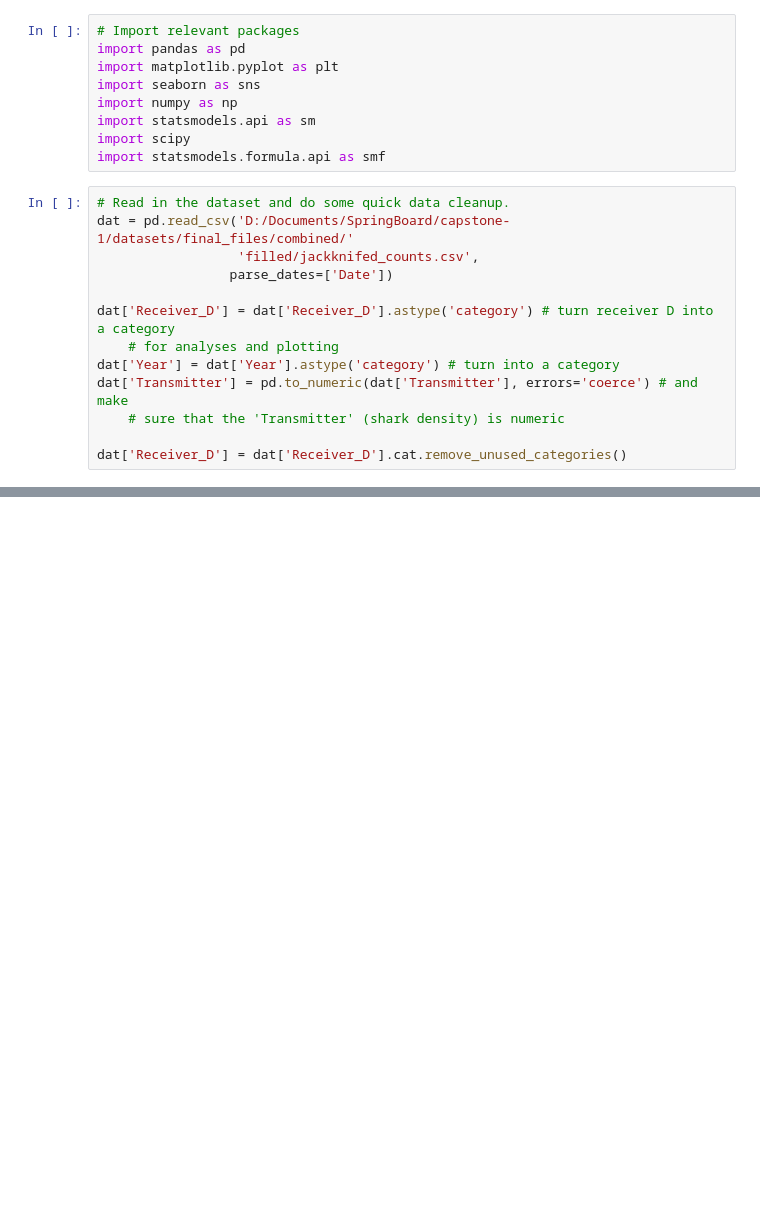
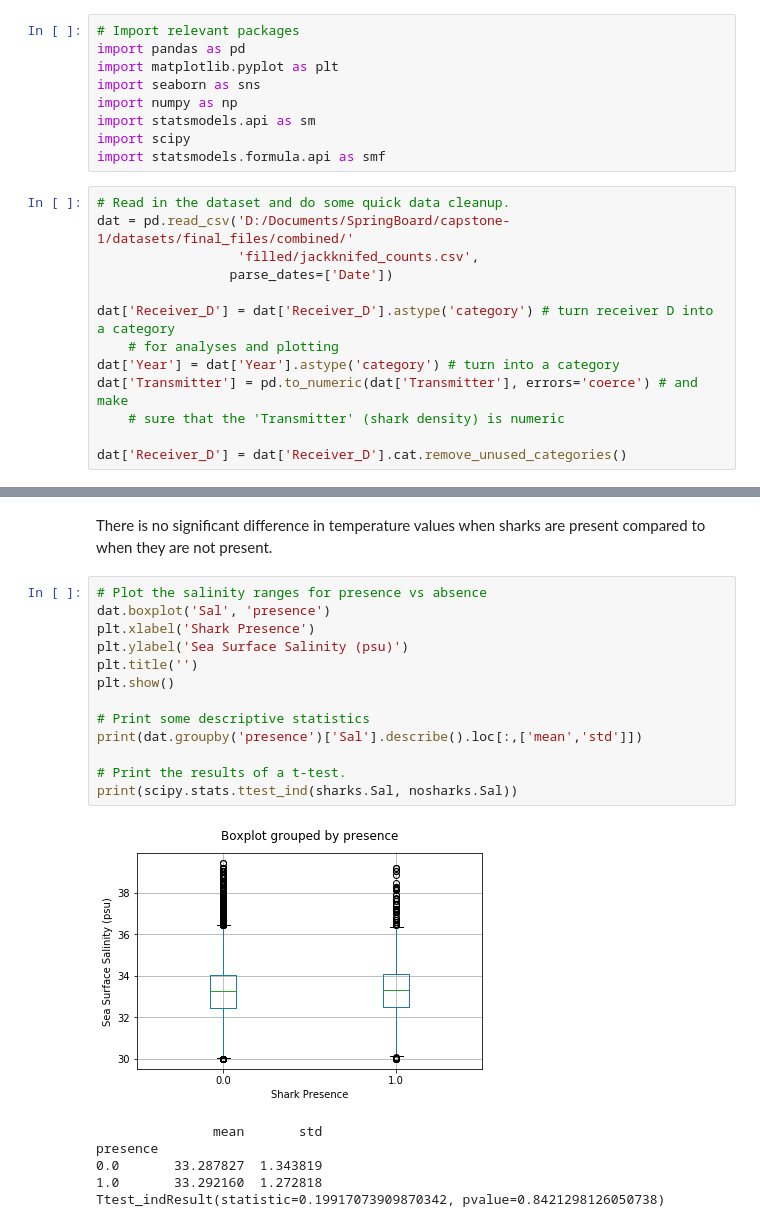
Before and after one commit to echelleburns/SpringBoard-Capstone1, a Jupyter notebook: Prelim_Data_Analysis/Presence v Absence.ipynb, the cells around one changed output, grey strips where cells are left out. Cells and saved outputs as stored; diff of their text form; blank space fills up the shorter version.

```diff
--- a/Prelim_Data_Analysis/Presence v Absence.ipynb
+++ b/Prelim_Data_Analysis/Presence v Absence.ipynb
@@ -102,0 +55,22 @@ plt.show()
+# %% [markdown]
+There is no significant difference in temperature values when sharks are present compared to when they are not present.
+# %%
+# Plot the salinity ranges for presence vs absence
+dat.boxplot('Sal', 'presence')
+plt.xlabel('Shark Presence')
+plt.ylabel('Sea Surface Salinity (psu)')
+plt.title('')
+plt.show()
+
+# Print some descriptive statistics
+print(dat.groupby('presence')['Sal'].describe().loc[:,['mean','std']])
+
+# Print the results of a t-test.
+print(scipy.stats.ttest_ind(sharks.Sal, nosharks.Sal))
+# %% [output]
+[figure, added]
+               mean       std
+presence
+0.0       33.287827  1.343819
+1.0       33.292160  1.272818
+Ttest_indResult(statistic=0.19917073909870342, pvalue=0.8421298126050738)
```
Also changed, not shown: parts of 16 cells of this notebook.
